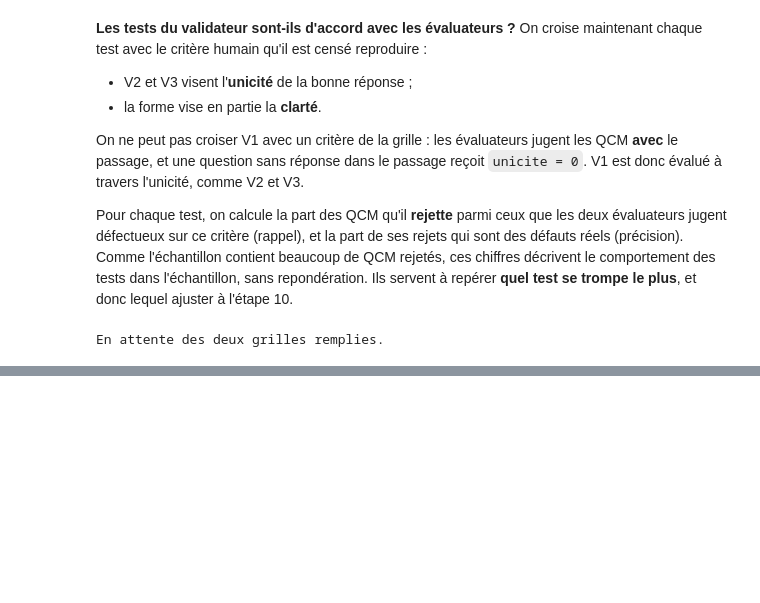
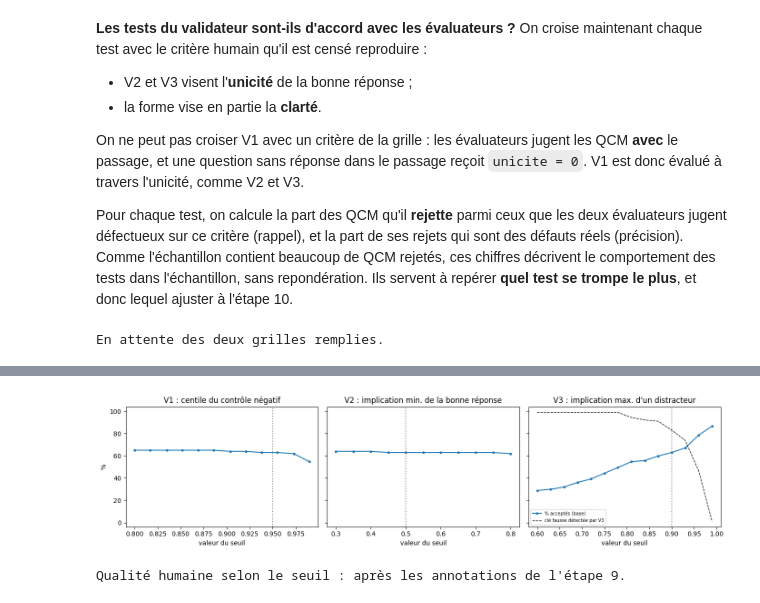
Before and after one commit to doaemalak/G-n-ration-de-QCM-avec-validation-automatique, a Jupyter notebook: notebooks/QCM_generation_validation.ipynb, the cells around one changed output, grey strips where cells are left out. Cells and saved outputs as stored; diff of their text form; code cells hidden in the pictures; blank space fills up the shorter version.

```diff
--- a/notebooks/QCM_generation_validation.ipynb
+++ b/notebooks/QCM_generation_validation.ipynb
@@ -2217,0 +2325,40 @@ En attente des deux grilles remplies.
+# %%
+grilles = {"V1 : centile du contrôle négatif": ("centile", np.round(np.linspace(.80, .99, 12), 3), CONFIG["v1_centile_neg"]),
+           "V2 : implication min. de la bonne réponse": ("v2", np.round(np.linspace(.3, .8, 11), 2), CONFIG["v2_imp_min"]),
+           "V3 : implication max. d'un distracteur": ("v3", np.round(np.linspace(.6, .99, 14), 3), CONFIG["v3_imp_max"])}
+methodes = sorted(df_val["methode"].unique())
+prefere_bonne = imp_all.argmax(axis=1) == c_all
+fausse_cle = np.random.default_rng(CONFIG["seed"]).integers(1, 4, len(c_all))
+fausse_cle = (c_all + fausse_cle) % 4                      # un distracteur tiré au hasard, jamais la bonne réponse
+
+fig, axes = plt.subplots(1, 3, figsize=(14, 3.6), sharey=True)
+sens = []
+for ax, (titre, (param, valeurs, defaut)) in zip(axes, grilles.items()):
+    for m in methodes:
+        taux = [100 * decisions(**{param: v})[df_val["qcm_id"][df_val["methode"] == m]].mean() for v in valeurs]
+        ax.plot(valeurs, taux, marker="o", ms=3, label=f"% acceptés ({m})")
+        sens += [{"seuil": titre, "valeur": v, "methode": m, "% acceptés": round(t, 1)} for v, t in zip(valeurs, taux)]
+    if param == "v3":
+        detect = [100 * (np.where(np.eye(4, dtype=bool)[fausse_cle], -1, imp_all).max(axis=1)[prefere_bonne] >= v).mean()
+                  for v in valeurs]
+        ax.plot(valeurs, detect, "k--", lw=1, label="clé fausse détectée par V3")
+    ax.axvline(defaut, color="grey", ls=":")
+    ax.set(title=titre, xlabel="valeur du seuil")
+axes[0].set_ylabel("%")
+axes[-1].legend(fontsize=7)
+plt.tight_layout(); plt.savefig(CONFIG["fig_dir"] / "sensibilite_seuils.png", dpi=150); plt.show()
+pd.DataFrame(sens).to_csv(CONFIG["qcm_dir"] / "sensibilite_seuils.csv", index=False)
+# %% [output]
+[figure, added]
+# %%
+if ANNOTATIONS_PRETES:
+    # Qualité humaine des acceptés selon le seuil : le seuil par défaut est-il bien placé ?
+    lignes = []
+    for titre, (param, valeurs, defaut) in grilles.items():
+        for v in valeurs[::2]:
+            lignes.append({"seuil": titre, "valeur": v, **resume(decisions(**{param: v}))})
+    display(pd.DataFrame(lignes).set_index(["seuil", "valeur"]))
+else:
+    print("Qualité humaine selon le seuil : après les annotations de l'étape 9.")
+# %% [output]
+Qualité humaine selon le seuil : après les annotations de l'étape 9.
```
Also changed, not shown: parts of 18 cells of this notebook, 4 other files.
